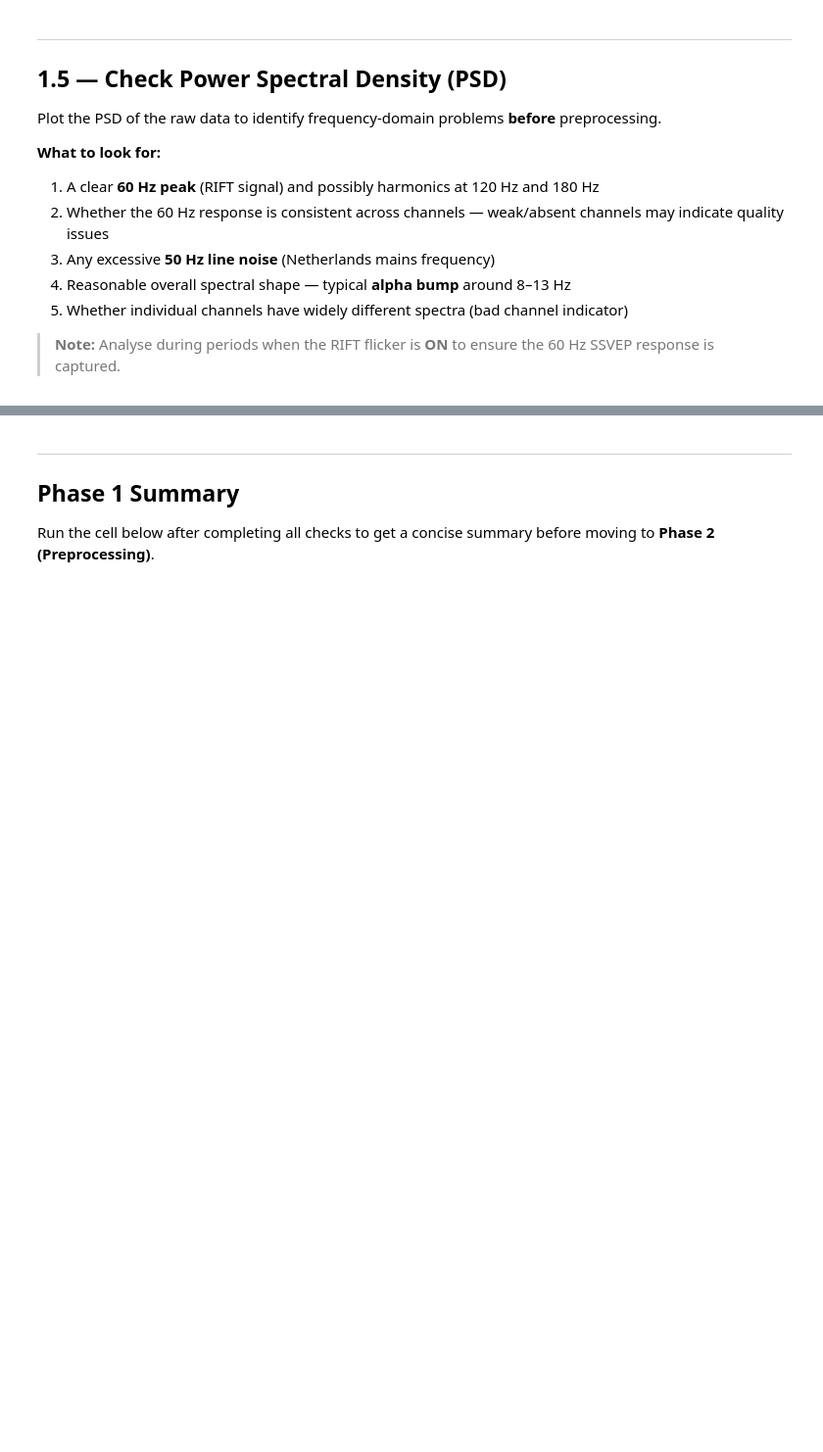
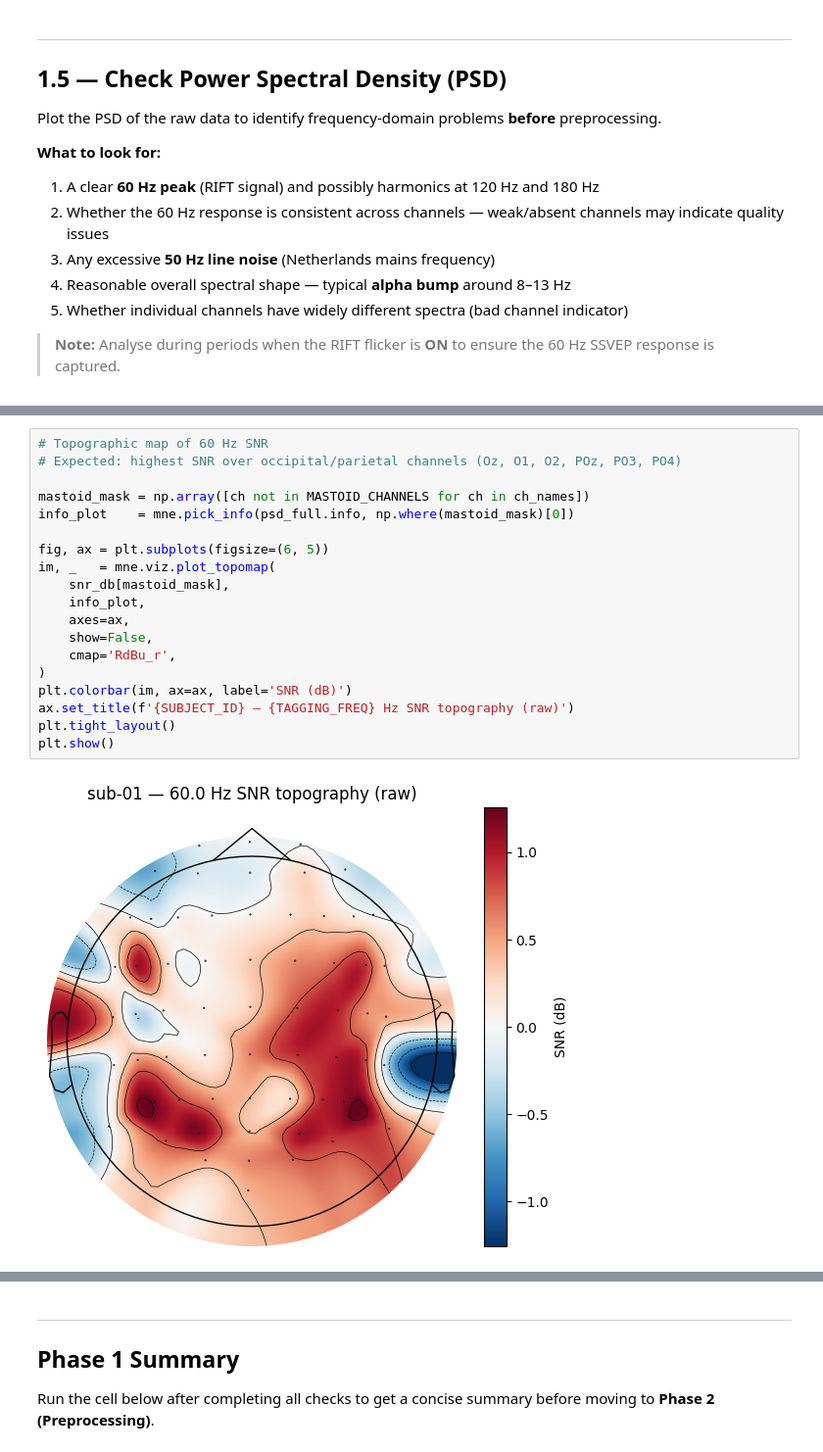
Before and after one commit to ChristosDalamarinis/RIFT-analysis, a Jupyter notebook: rift_analysis.ipynb, the cells around one changed output, grey strips where cells are left out. Shown at 98% size. Drawn from its saved outputs; the diff is of its cells as text; blank space fills up the shorter version.

```diff
--- a/rift_analysis.ipynb
+++ b/rift_analysis.ipynb
@@ -371,3 +488,24 @@ plt.show()
+# %%
+# Topographic map of 60 Hz SNR
+# Expected: highest SNR over occipital/parietal channels (Oz, O1, O2, POz, PO3, PO4)
+
+mastoid_mask = np.array([ch not in MASTOID_CHANNELS for ch in ch_names])
+info_plot    = mne.pick_info(psd_full.info, np.where(mastoid_mask)[0])
+
+fig, ax = plt.subplots(figsize=(6, 5))
+im, _   = mne.viz.plot_topomap(
+    snr_db[mastoid_mask],
+    info_plot,
+    axes=ax,
+    show=False,
+    cmap='RdBu_r',
+)
+plt.colorbar(im, ax=ax, label='SNR (dB)')
+ax.set_title(f'{SUBJECT_ID} — {TAGGING_FREQ} Hz SNR topography (raw)')
+plt.tight_layout()
+plt.show()
+# %% [output]
+[figure, added]
 # %%
 # PSD topography — broadband power per channel
 # Channels that look very different from their neighbors may be bad.
```
Also changed, not shown: parts of 18 cells of this notebook.
